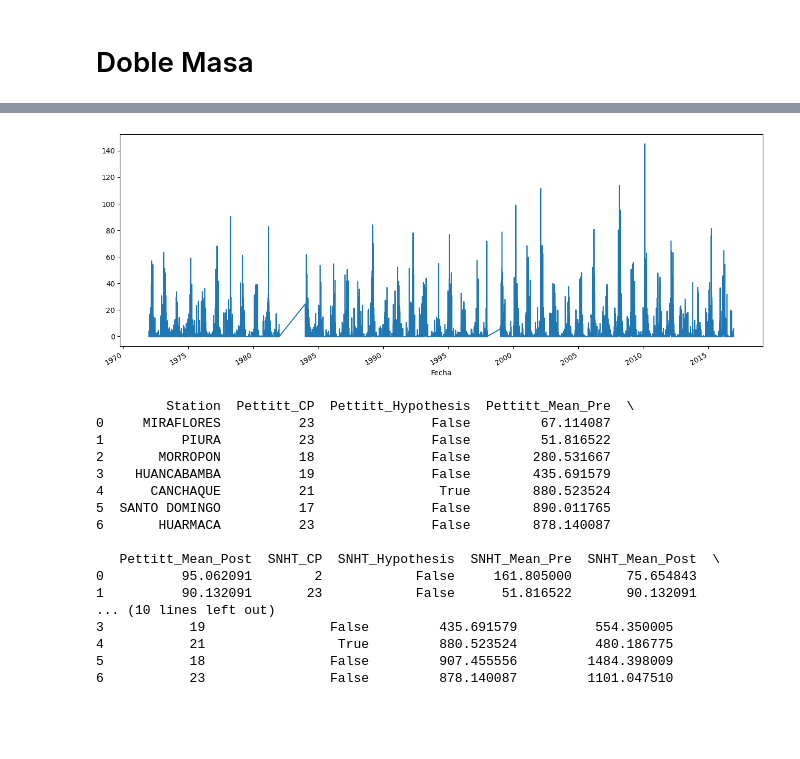
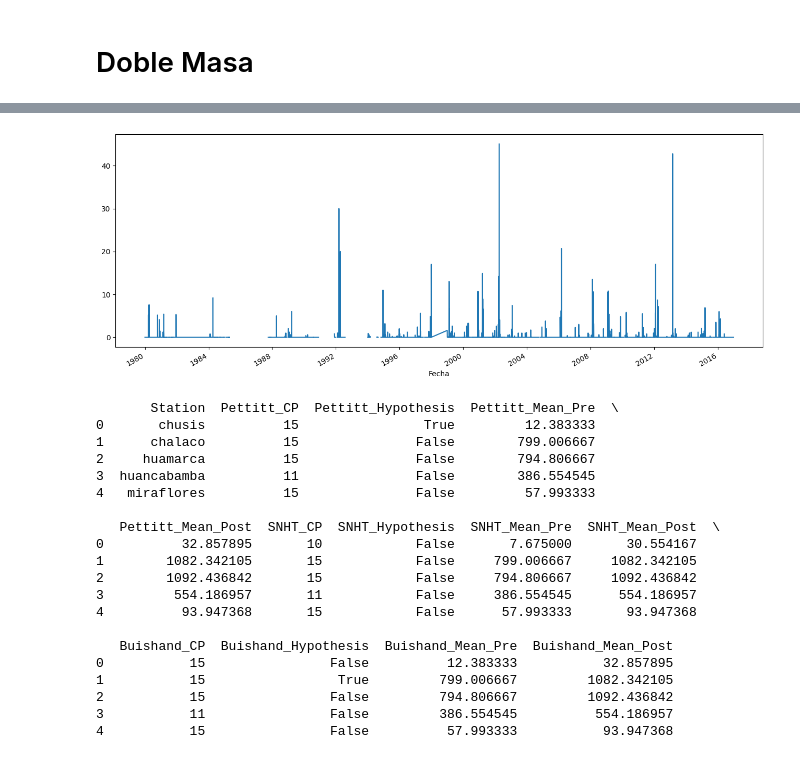
Before and after one commit to JoseZevallosR/piura_river, a Jupyter notebook: notebooks/Quality_control.ipynb, the cells around one changed output, grey strips where cells are left out. Cells and saved outputs as stored; diff of their text form; code cells hidden in the pictures; blank space fills up the shorter version.

```diff
--- a/notebooks/Quality_control.ipynb
+++ b/notebooks/Quality_control.ipynb
@@ -8,5 +8,8 @@ import seaborn as sns
 from scipy.stats import skew, t
 %config Completer.use_jedi = False #for auto complete code
 # %%
-obs=pd.read_csv('../data/precp/pp.csv',sep=';')
-obs['Fecha'] = pd.to_datetime(obs['Fecha'], dayfirst=True)
+obs=pd.read_csv('../data/precp/gauge.csv',sep=',')
+#obs['Fecha'] = pd.to_datetime(obs['Fecha'], dayfirst=True)
+obs['Fecha'] = pd.to_datetime(obs['Fecha'])
+obs.set_index('Fecha',inplace=True)
+obs.head()
@@ -20,11 +31,11 @@ plt.show()
 # Remover años El Niño
 # %%
 def remove_years(df, years_to_remove):
-    # Convert the first column to datetime if it is not already
-    df.iloc[:, 0] = pd.to_datetime(df.iloc[:, 0])
+    # Convert the index to datetime if it is not already
+    df.index = pd.to_datetime(df.index)
 
-    # Filter out the rows where the year of the date is in the years_to_remove list
-    df_filtered = df[~df.iloc[:, 0].dt.year.isin(years_to_remove)]
+    # Filter out the rows where the year of the index is in the years_to_remove list
+    df_filtered = df[~df.index.year.isin(years_to_remove)]
 
     return df_filtered
 
@@ -110,7 +119,7 @@ print(breaks)
 # %%
-df_cleaned.set_index('Fecha',inplace=True)
+#df_cleaned.set_index('Fecha',inplace=True)
 # %%
-df_cleaned.HUARMACA.plot(figsize=(16,6));
+df_cleaned.chusis.plot(figsize=(16,6));
 # %% [output]
-[figure, old version]
+[figure, new version]
 # %%
@@ -118,6 +127,6 @@ df_monthly = df_cleaned.groupby(df_cleaned.index.to_period('Y')).sum()
 # %%
 def perform_tests_summary(df_cleaned):
-    stations = df_cleaned.columns[1:]  # Exclude the date column
+    stations = df_cleaned.columns[0:]  # Exclude the date column
     summary_data = []
 
     for station in stations:
@@ -145,25 +154,28 @@ def perform_tests_summary(df_cleaned):
     return summary_df
 
 # Assuming df_cleaned is already defined and contains your cleaned data
-summary_table = perform_tests_summary(df_month)
+summary_table = perform_tests_summary(df_monthly)
 
 # Display the summary table
 print(summary_table)
 # %% [output]
-         Station  Pettitt_CP  Pettitt_Hypothesis  Pettitt_Mean_Pre  \
-0     MIRAFLORES          23               False         67.114087
-1          PIURA          23               False         51.816522
-2       MORROPON          18               False        280.531667
-3    HUANCABAMBA          19               False        435.691579
-4      CANCHAQUE          21                True        880.523524
-5  SANTO DOMINGO          17               False        890.011765
-6       HUARMACA          23               False        878.140087
+       Station  Pettitt_CP  Pettitt_Hypothesis  Pettitt_Mean_Pre  \
+0       chusis          15                True         12.383333
+1      chalaco          15               False        799.006667
+2     huamarca          15               False        794.806667
+3  huancabamba          11               False        386.554545
+4   miraflores          15               False         57.993333
 
    Pettitt_Mean_Post  SNHT_CP  SNHT_Hypothesis  SNHT_Mean_Pre  SNHT_Mean_Post  \
-0          95.062091        2            False     161.805000       75.654843
-1          90.132091       23            False      51.816522       90.132091
-... (10 lines left out)
-3           19                False         435.691579          554.350005
-4           21                 True         880.523524          480.186775
-5           18                False         907.455556         1484.398009
-6           23                False         878.140087         1101.047510
+0          32.857895       10            False       7.675000       30.554167
+1        1082.342105       15            False     799.006667     1082.342105
+2        1092.436842       15            False     794.806667     1092.436842
+3         554.186957       11            False     386.554545      554.186957
+4          93.947368       15            False      57.993333       93.947368
+
+   Buishand_CP  Buishand_Hypothesis  Buishand_Mean_Pre  Buishand_Mean_Post
+0           15                False          12.383333           32.857895
+1           15                 True         799.006667         1082.342105
+2           15                False         794.806667         1092.436842
+3           11                False         386.554545          554.186957
+4           15                False          57.993333           93.947368
```
Also changed, not shown: parts of 5 cells of this notebook, 6 other files.
